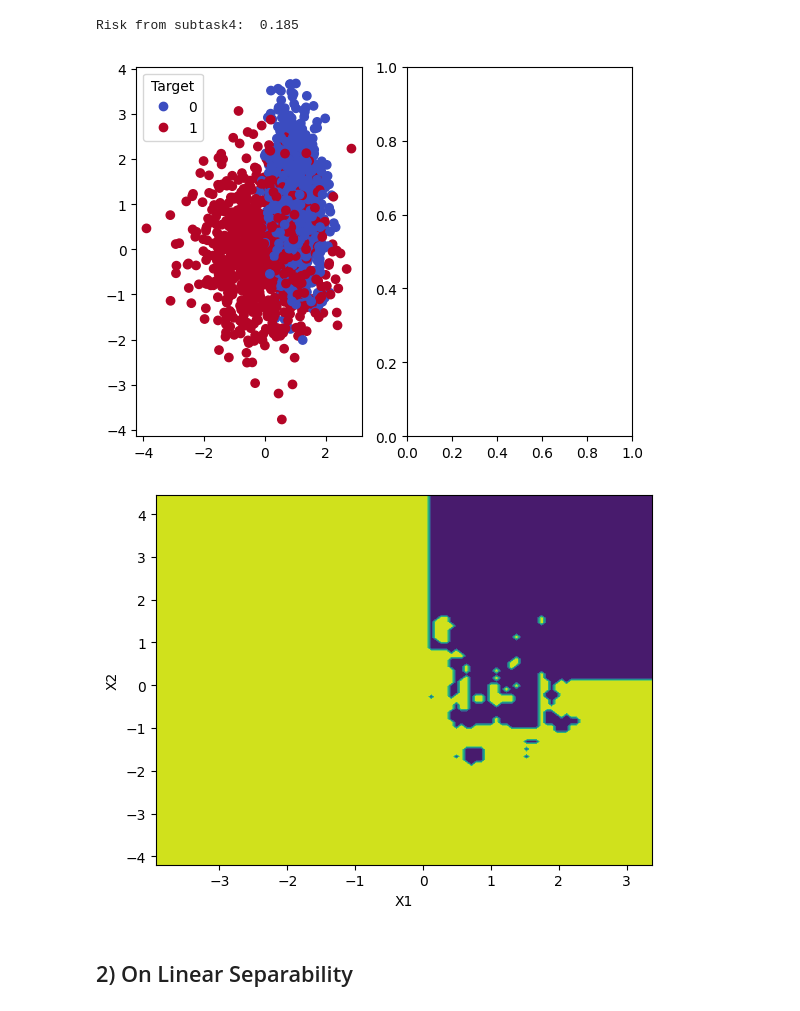
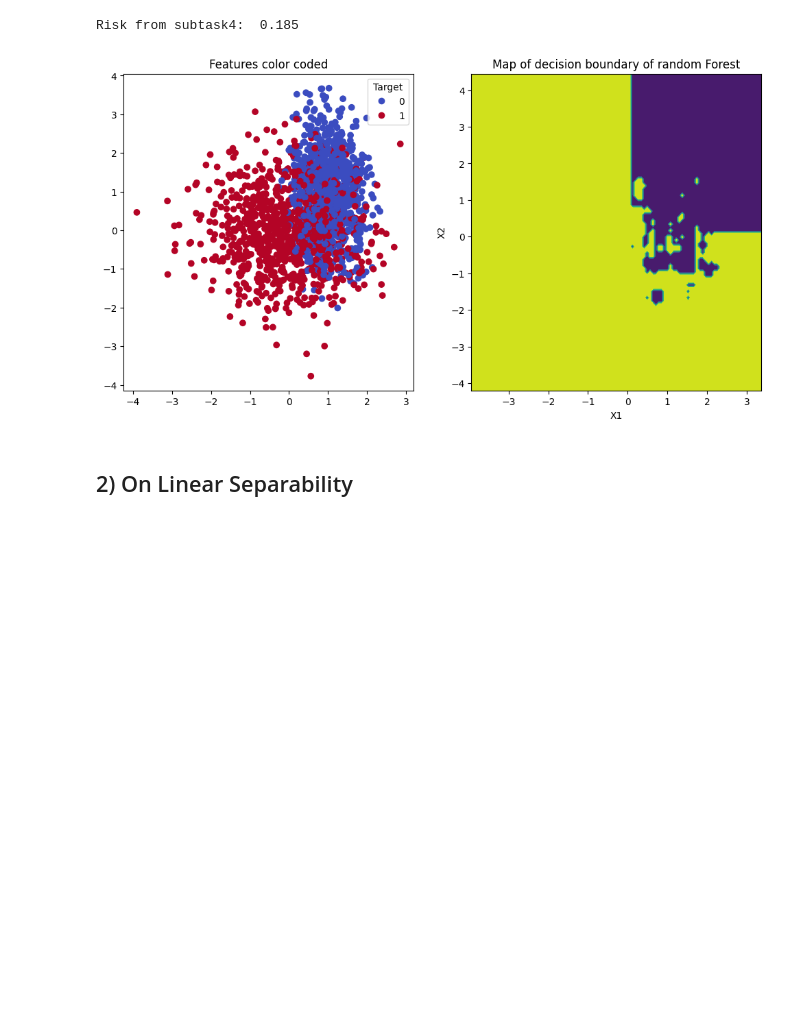
Before and after one commit to flowy-git/FDA, a Jupyter notebook: Lab1/lwyp_flowy.ipynb, the cells around one changed output. Cells and saved outputs as stored; diff of their text form; code cells hidden in the pictures; blank space fills up the shorter version.

Commit message:
1.7 - lol finally figured out how to get matplotlib axes working

```diff
--- a/Lab1/lwyp_flowy.ipynb
+++ b/Lab1/lwyp_flowy.ipynb
@@ -118,13 +118,15 @@ print("Risk from subtask4: ", calculated_risk)
 Risk from subtask4:  0.185
 # %%
 # 1.7 Scatter and decision regions
-fig, (scatter_plt, decision_plt) = plt.subplots(1, 2)
-scatter_plt.scatter(train['X1'], train['X2'], c=train['Y'], cmap='coolwarm')
-scatter_plt.legend(*scatter.legend_elements(), title='Target')
-decision_plt = DecisionBoundaryDisplay.from_estimator(random_forest, x_train, response_method="predict")
+fig, plot_7 = plt.subplots(1, 2, figsize=(12, 6))
+plot_7[0].scatter(train['X1'], train['X2'], c=train['Y'], cmap='coolwarm')
+plot_7[0].legend(*scatter.legend_elements(), title='Target')
+plot_7[0].set_title('Features color coded')
+DecisionBoundaryDisplay.from_estimator(random_forest, x_train, response_method="predict", ax=plot_7[1])
+plot_7[1].set_title('Map of decision boundary of random Forest')
+plt.show()
 # %% [output]
-[figure, old version]
+[figure, new version]
-[figure, removed]
 # %%
 # 1.8 Learning Curve
 # %%
```
